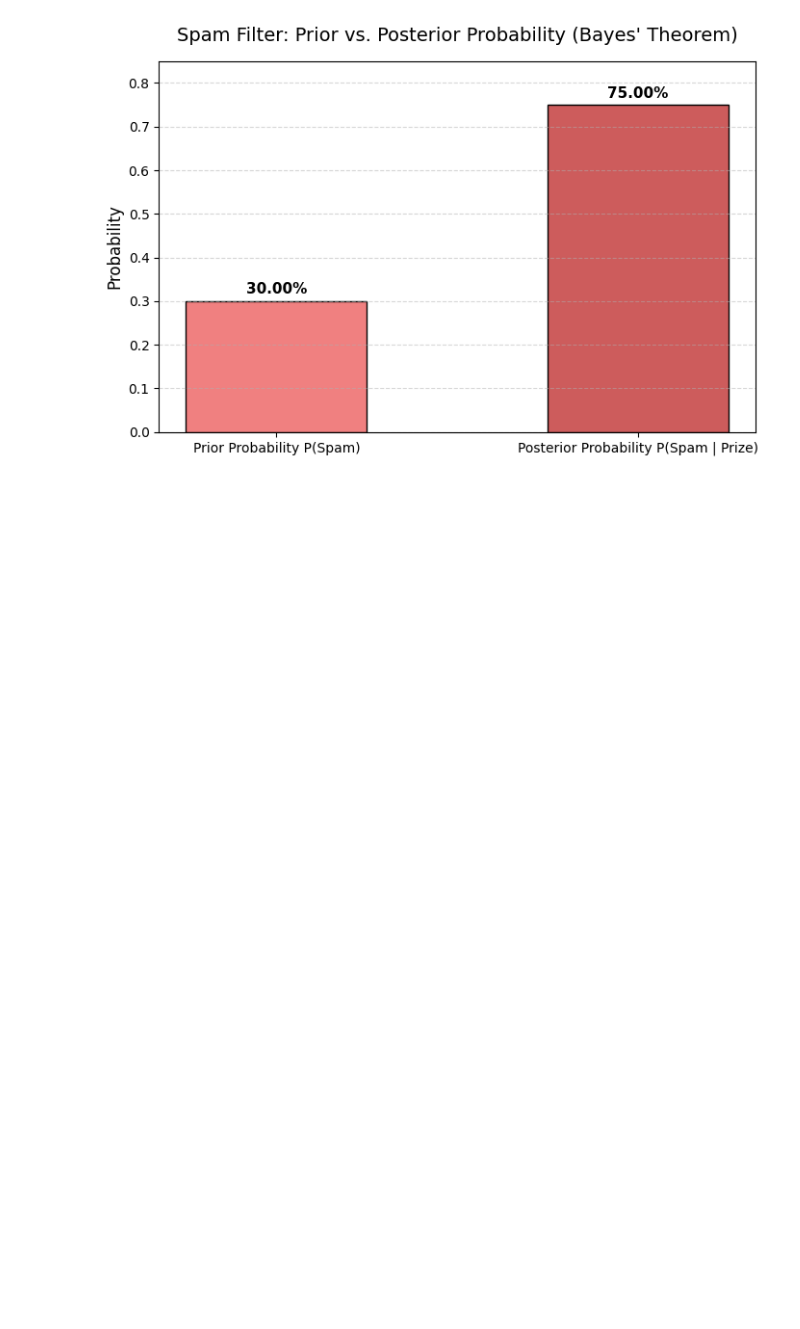
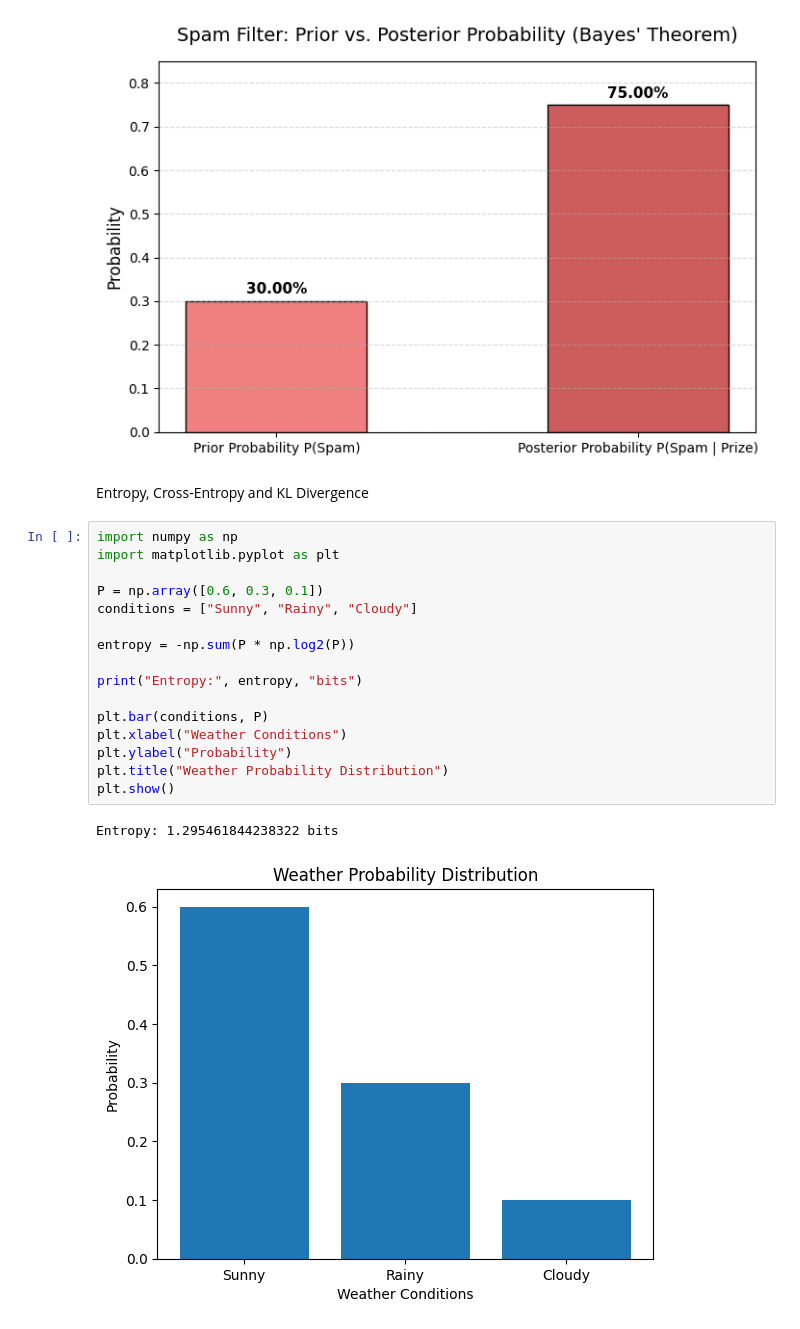
Before and after one commit to bollepallideepthi/CSA47-DeepLearning, a Jupyter notebook: DL_Program's.ipynb, the cells around one changed output. Saved outputs shown, nothing was run; the diff lists cells and outputs as text; blank space fills up the shorter version.

```diff
--- a/DL_Program's.ipynb
+++ b/DL_Program's.ipynb
@@ -677,3 +677,24 @@ Prior Probability of Spam: 30.00%
 Total Probability of containing 'prize': 28.00%
 Posterior Probability of Spam (given 'prize'): 75.00%
 [figure]
+# %% [markdown]
+Entropy, Cross-Entropy and KL Divergence
+# %%
+import numpy as np
+import matplotlib.pyplot as plt
+
+P = np.array([0.6, 0.3, 0.1])
+conditions = ["Sunny", "Rainy", "Cloudy"]
+
+entropy = -np.sum(P * np.log2(P))
+
+print("Entropy:", entropy, "bits")
+
+plt.bar(conditions, P)
+plt.xlabel("Weather Conditions")
+plt.ylabel("Probability")
+plt.title("Weather Probability Distribution")
+plt.show()
+# %% [output]
+Entropy: 1.295461844238322 bits
+[figure, added]
```
Also changed, not shown: parts of 9 cells of this notebook.
